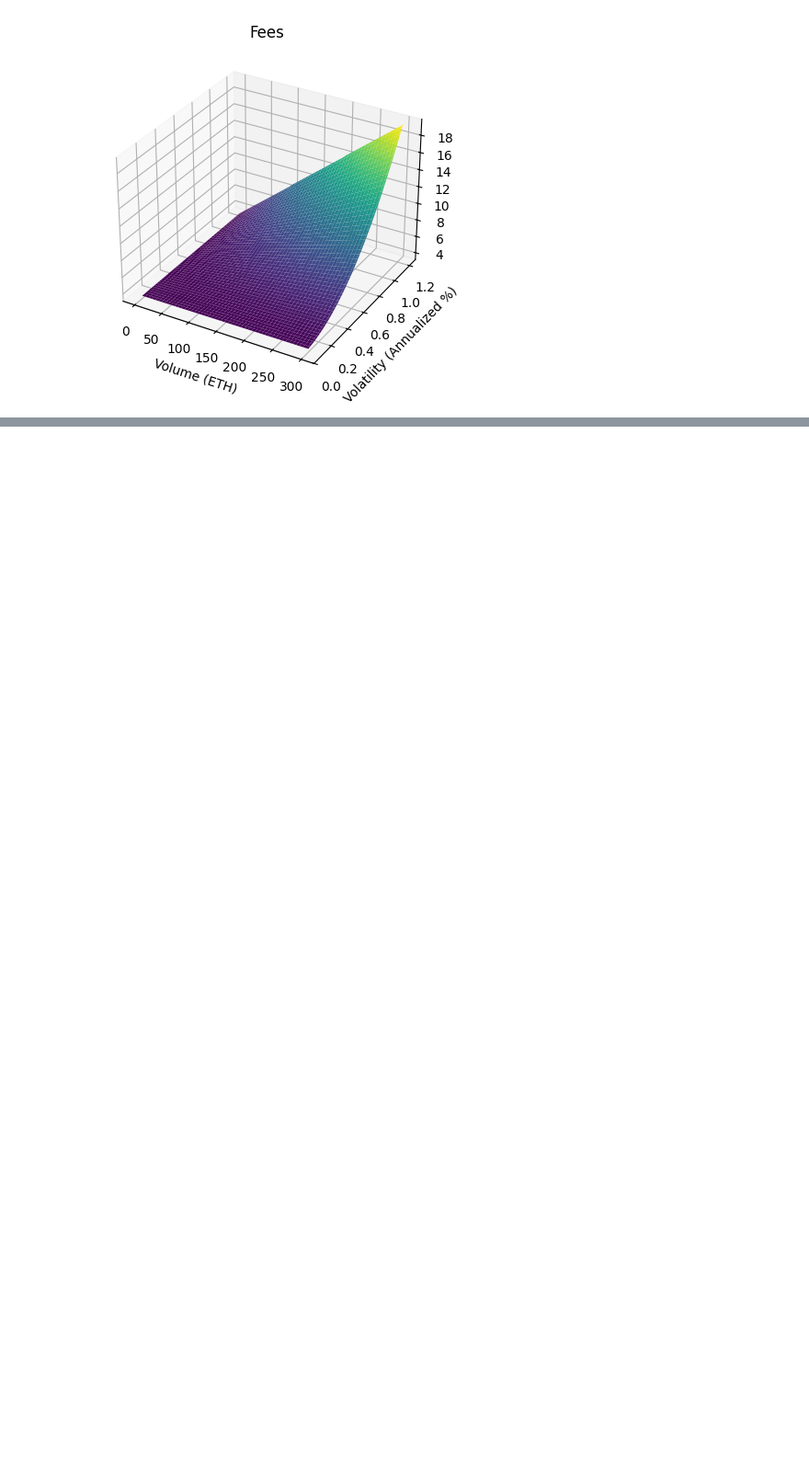
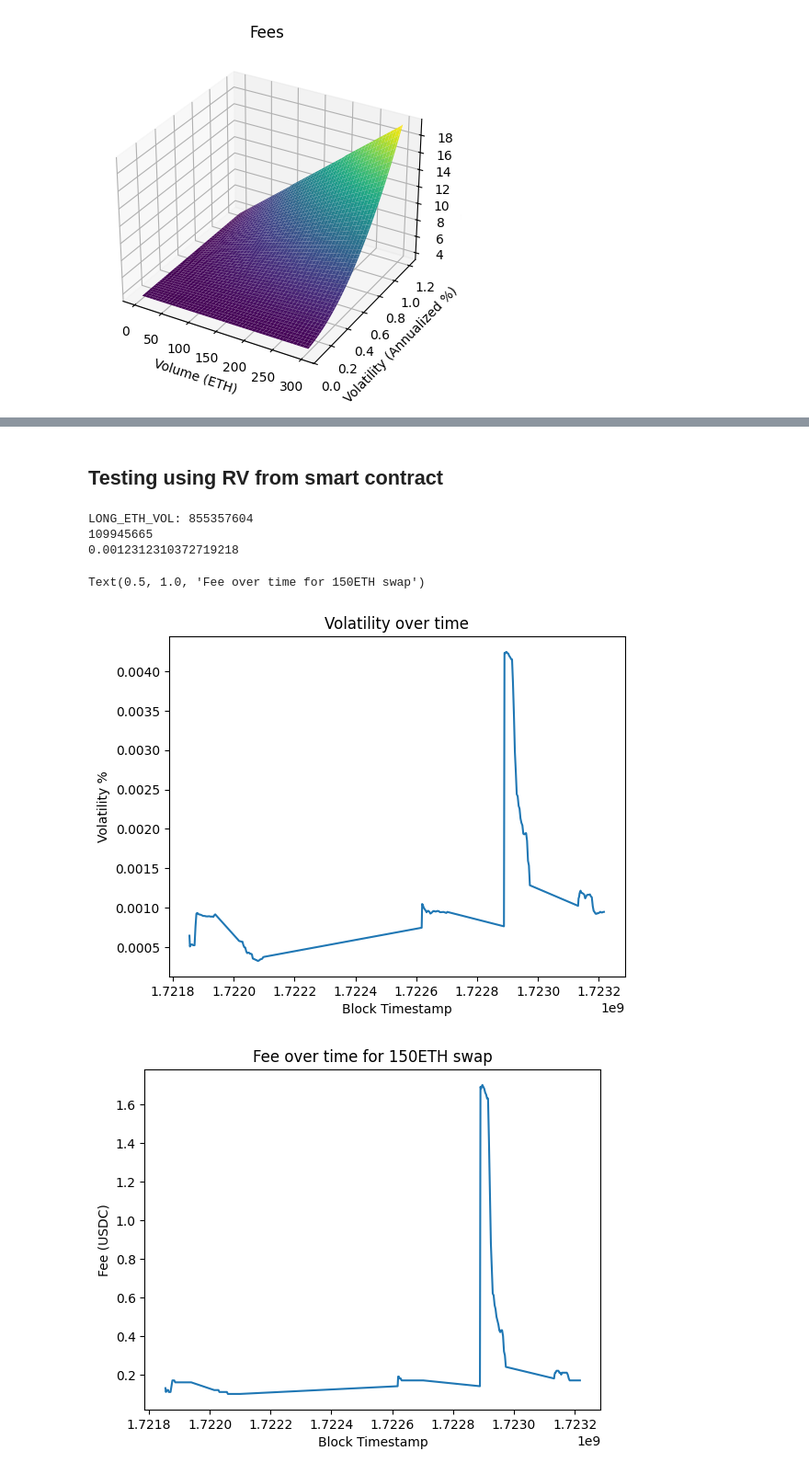
Before and after one commit to semiotic-ai/realized_volatility_substream, a Jupyter notebook: notebooks/notebooks/notes-seve.ipynb, the cells around one changed output, grey strips where cells are left out. Shown at 92% size. Drawn from its saved outputs; the diff is of its cells as text; code cells hidden in the pictures; blank space fills up the shorter version.

```diff
--- a/notebooks/notebooks/notes-seve.ipynb
+++ b/notebooks/notebooks/notes-seve.ipynb
@@ -188,0 +191,74 @@ plt.show()
+# %% [markdown]
+## Testing using RV from smart contract
+# %%
+import json
+import math
+
+FUDGE_FACTOR = 2
+
+# Long-term daily ETH volatility, estimated from the data we've collected over the past few months.
+# We are calculating volatiltiy differently than in the reference project.
+# They calculate annualized volatility, we calculate per trade volatility.
+# So the long-term volatility numbers are expected to be quite different.
+# Our nu
+LONG_ETH_VOL = 0.0007779432096665192
+LONG_ETH_VOL_FIXED = int(LONG_ETH_VOL * 2**NUM_FRAC_BITS)
+print("LONG_ETH_VOL: {}".format(LONG_ETH_VOL_FIXED))
+
+
+LN_1_0001 = int(math.log(1.0001) * 2**NUM_FRAC_BITS)
+print(LN_1_0001)
+
+# Load the JSON file
+with open('/Users/severianosisneros/Desktop/rv_query.json', 'r') as file:
+    data = json.load(file)
+
+# Extract the relevant information
+volatility_data = data["data"]["volatilityUpdateds"]
+
+def calculateFeeFromRvOracle(entry, volume):
+    new_rv = entry["newRv"]
+    block_timestamp = entry["blockTimestamp"]
+
+    # Convert newRv and blockTimestamp from strings to integers (optional)
+    volatility_fixed = int(new_rv) # new_rv is a fixed-point number with 40 fractional bits
+    volatility = volatility_fixed * 2**-NUM_FRAC_BITS
+    block_timestamp = int(block_timestamp)
+
+    # fee = calculateFee(volume, volatility_fixed) * 2 ** -NUM_FRAC_BITS
+    fee = calculateFeeBips(volume, volatility_fixed, ETH_PRICE_FIXED) / 100
+
+    return fee, block_timestamp, volatility
+
+# Extract the relevant information
+volatility_data = data["data"]["volatilityUpdateds"]
+
+volume = 150
+fees_timestamps_and_volatility = [calculateFeeFromRvOracle(entry, volume) for entry in volatility_data]
+
+# Separate the fees and timestamps for plotting
+fees = [fee for fee, timestamp, vol in fees_timestamps_and_volatility]
+timestamps = [timestamp for fee, timestamp, vol in fees_timestamps_and_volatility]
+vols = [vol for fee, timestamp, vol in fees_timestamps_and_volatility]
+
+print(np.mean(vols))
+plt.figure()
+plt.plot(timestamps, vols)
+# Add labels and title
+plt.xlabel('Block Timestamp')
+plt.ylabel('Volatility %')
+plt.title('Volatility over time')
+
+plt.figure()
+plt.plot(timestamps, fees)
+# Add labels and title
+plt.xlabel('Block Timestamp')
+plt.ylabel('Fee (USDC)')
+plt.title('Fee over time for 150ETH swap')
+# %% [output]
+LONG_ETH_VOL: 855357604
+109945665
+0.0012312310372719218
+Text(0.5, 1.0, 'Fee over time for 150ETH swap')
+[figure, added]
+[figure, added]
```
Also changed, not shown: parts of 5 cells of this notebook.
